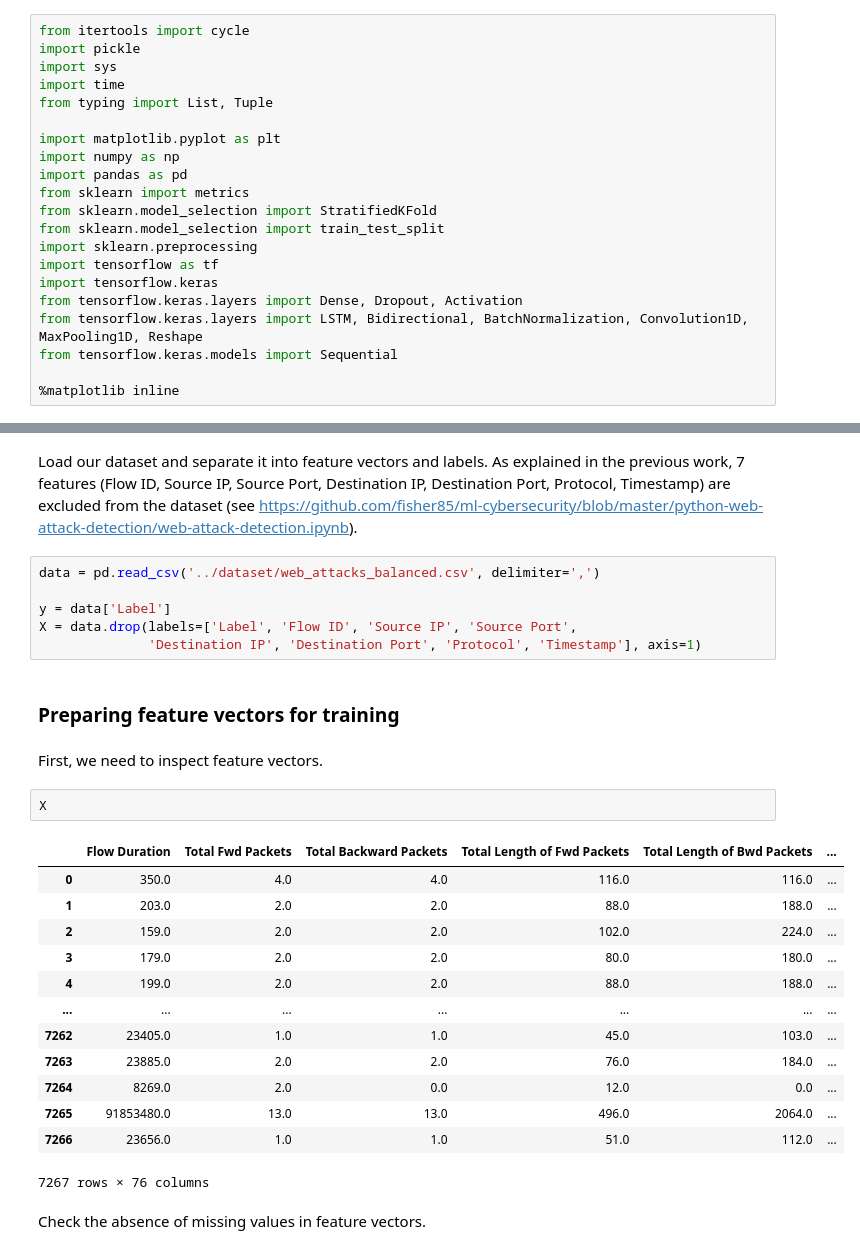
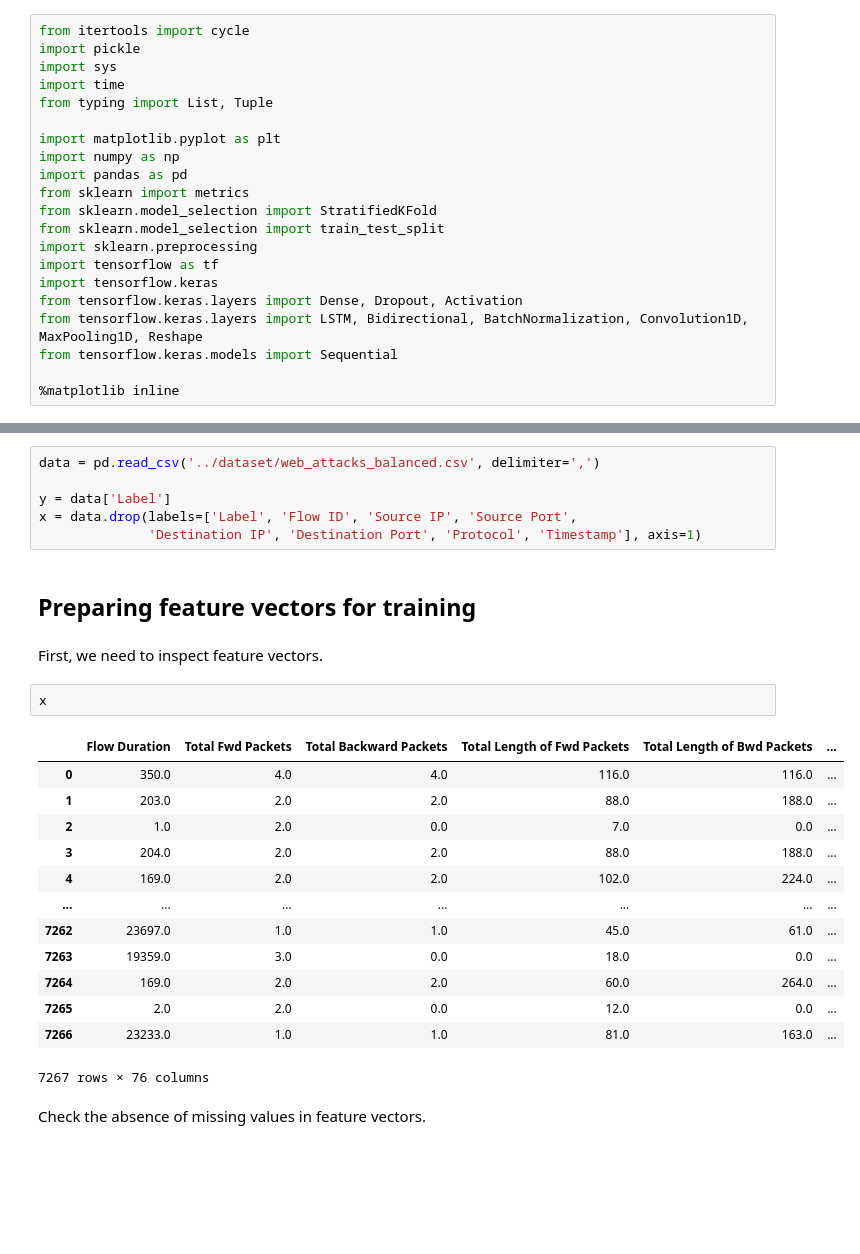
Before and after one commit to Server-security-visualization/AI, a Jupyter notebook: CIC-IDS-2017/CNN-BiLSTM/CNN-BiLSTM.ipynb, the cells around one changed output, grey strips where cells are left out. Drawn from its saved outputs; the diff is of its cells as text; blank space fills up the shorter version.

```diff
--- a/CIC-IDS-2017/CNN-BiLSTM/CNN-BiLSTM.ipynb
+++ b/CIC-IDS-2017/CNN-BiLSTM/CNN-BiLSTM.ipynb
@@ -61,31 +39,29 @@ Download the dataset from Github to Google Colab and unzip it.
-# %% [markdown]
-Load our dataset and separate it into feature vectors and labels. As explained in the previous work, 7 features (Flow ID, Source IP, Source Port, Destination IP, Destination Port, Protocol, Timestamp) are excluded from the dataset (see https://github.com/fisher85/ml-cybersecurity/blob/master/python-web-attack-detection/web-attack-detection.ipynb).
 # %%
 data = pd.read_csv('../dataset/web_attacks_balanced.csv', delimiter=',')
 
 y = data['Label']
-X = data.drop(labels=['Label', 'Flow ID', 'Source IP', 'Source Port',
+x = data.drop(labels=['Label', 'Flow ID', 'Source IP', 'Source Port',
               'Destination IP', 'Destination Port', 'Protocol', 'Timestamp'], axis=1)
 # %% [markdown]
-### Preparing feature vectors for training
+## Preparing feature vectors for training
 # %% [markdown]
 First, we need to inspect feature vectors.
-# %%
-X
-# %% [output]
-|  | Flow Duration | Total Fwd Packets | Total Backward Packets | Total Length of Fwd Packets | Total Length of Bwd Packets | ... |
-| 0 | 350.0 | 4.0 | 4.0 | 116.0 | 116.0 | ... |
-| 1 | 203.0 | 2.0 | 2.0 | 88.0 | 188.0 | ... |
-| 2 | 159.0 | 2.0 | 2.0 | 102.0 | 224.0 | ... |
-| 3 | 179.0 | 2.0 | 2.0 | 80.0 | 180.0 | ... |
-| 4 | 199.0 | 2.0 | 2.0 | 88.0 | 188.0 | ... |
-| ... | ... | ... | ... | ... | ... | ... |
-| 7262 | 23405.0 | 1.0 | 1.0 | 45.0 | 103.0 | ... |
-| 7263 | 23885.0 | 2.0 | 2.0 | 76.0 | 184.0 | ... |
-| 7264 | 8269.0 | 2.0 | 0.0 | 12.0 | 0.0 | ... |
-| 7265 | 91853480.0 | 13.0 | 13.0 | 496.0 | 2064.0 | ... |
-| 7266 | 23656.0 | 1.0 | 1.0 | 51.0 | 112.0 | ... |
-7267 rows × 76 columns
+# %%
+x
+# %% [output]
+|  | Flow Duration | Total Fwd Packets | Total Backward Packets | Total Length of Fwd Packets | Total Length of Bwd Packets | ... |
+| 0 | 350.0 | 4.0 | 4.0 | 116.0 | 116.0 | ... |
+| 1 | 203.0 | 2.0 | 2.0 | 88.0 | 188.0 | ... |
+| 2 | 1.0 | 2.0 | 0.0 | 7.0 | 0.0 | ... |
+| 3 | 204.0 | 2.0 | 2.0 | 88.0 | 188.0 | ... |
+| 4 | 169.0 | 2.0 | 2.0 | 102.0 | 224.0 | ... |
+| ... | ... | ... | ... | ... | ... | ... |
+| 7262 | 23697.0 | 1.0 | 1.0 | 45.0 | 61.0 | ... |
+| 7263 | 19359.0 | 3.0 | 0.0 | 18.0 | 0.0 | ... |
+| 7264 | 169.0 | 2.0 | 2.0 | 60.0 | 264.0 | ... |
+| 7265 | 2.0 | 2.0 | 0.0 | 12.0 | 0.0 | ... |
+| 7266 | 23233.0 | 1.0 | 1.0 | 81.0 | 163.0 | ... |
+7267 rows × 76 columns
 # %% [markdown]
 Check the absence of missing values in feature vectors.
 # %%
```
Also changed, not shown: parts of 67 cells of this notebook, 2 other files.
